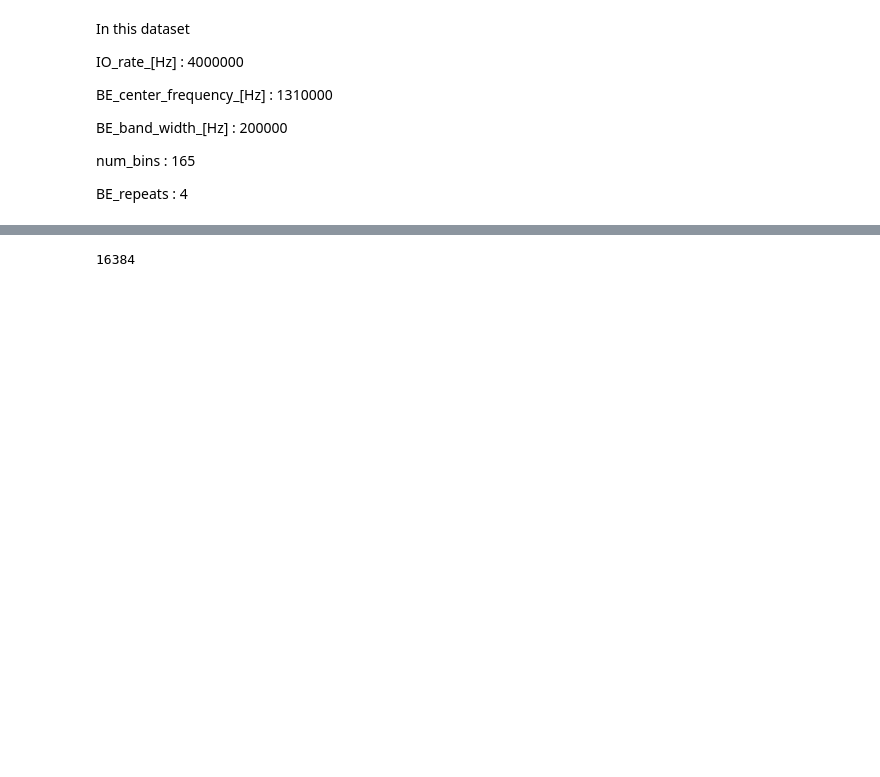
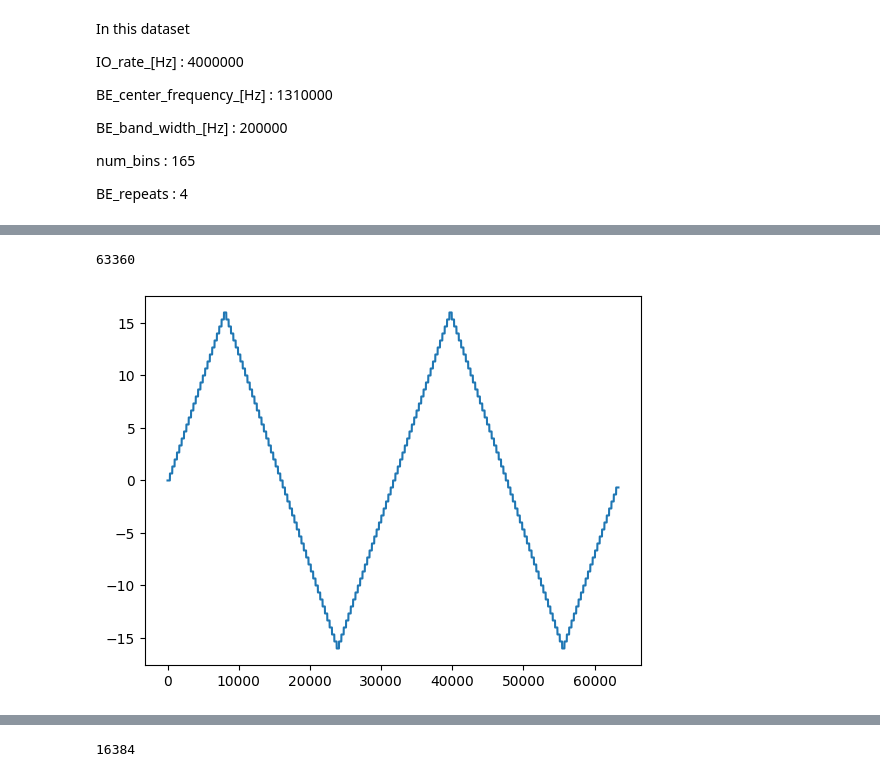
Before and after one commit to m3-learning/BandExcitation, a Jupyter notebook: testing/dataset.ipynb, the cells around one changed output, grey strips where cells are left out. Drawn from its saved outputs; the diff is of its cells as text; code cells hidden in the pictures; blank space fills up the shorter version.

```diff
--- a/testing/dataset.ipynb
+++ b/testing/dataset.ipynb
@@ -76,0 +90,6 @@ num_bins = 200
+# %%
+plt.plot(spectroscopic_dims[1])
+len(spectroscopic_dims[1])
+# %% [output]
+63360
+[figure, added]
```
Also changed, not shown: parts of 21 cells of this notebook, 2 other files.
